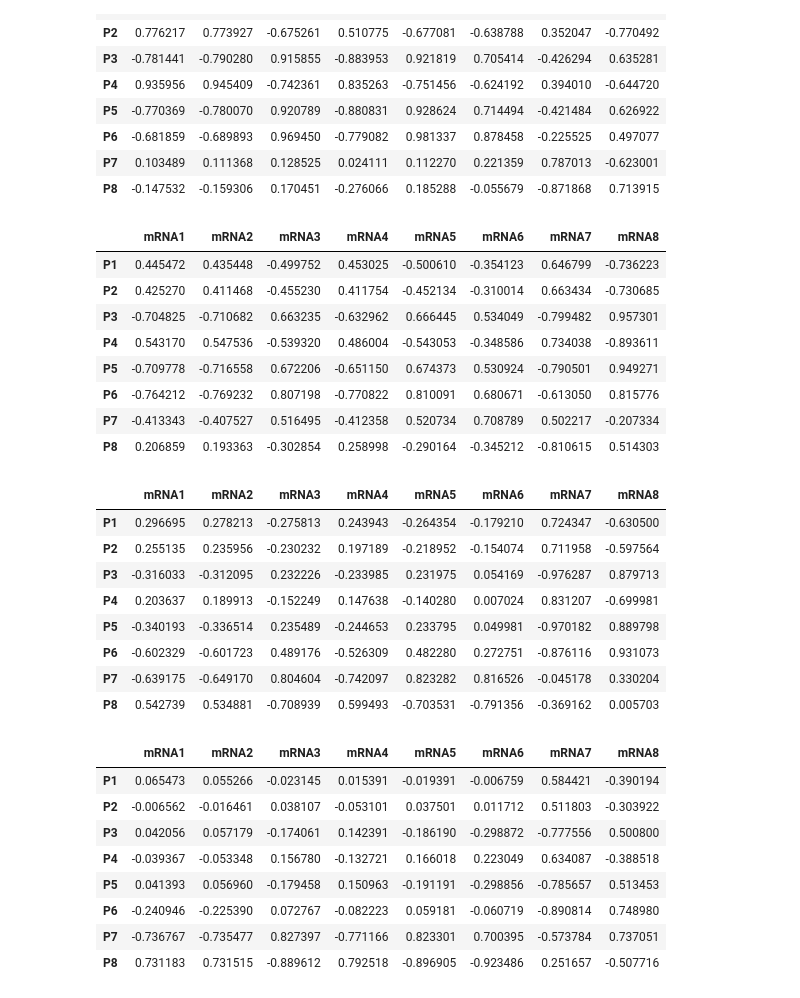
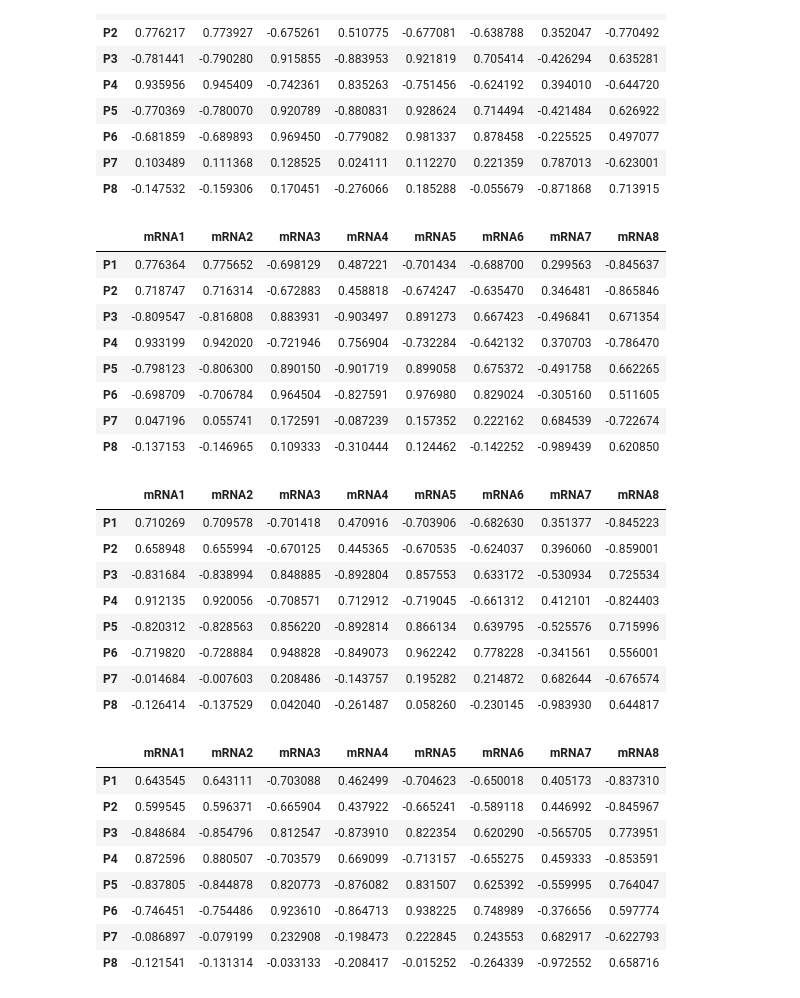
Before and after one commit to ModelEngineering/advancing-biomedical-models, a Jupyter notebook: ModelingGame/game_analysis.ipynb, the cells around one changed output. Drawn from its saved outputs; the diff is of its cells as text; code cells hidden in the pictures.

```diff
--- a/ModelingGame/game_analysis.ipynb
+++ b/ModelingGame/game_analysis.ipynb
@@ -124,3 +121,0 @@ df_protein.head()
-# %%
-df_tot = pd.concat([df_mrna, df_protein], axis=1)
-df_tot.loc[1200.0, :]
@@ -145,3 +121,0 @@ Name: 1200.0, dtype: float64
-# %%
-df_corr = df_tot.corr()
-df_corr.head()
@@ -155,6 +121,0 @@ df_corr.head()
-# %%
-columns = [c for c in df_corr.columns if "P" in c]
-df_mp = df_corr[columns]
-drop_rows = [r for r in df_corr.index if "P" in r]
-df_mp = df_mp.drop(drop_rows)
-df_mp.head()
@@ -217,38 +159,38 @@ correlate(df_protein, df_mrna, lag=0)
 | P7 | 0.103489 | 0.111368 | 0.128525 | 0.024111 | 0.112270 | 0.221359 | 0.787013 | -0.623001 |
 | P8 | -0.147532 | -0.159306 | 0.170451 | -0.276066 | 0.185288 | -0.055679 | -0.871868 | 0.713915 |
 # %%
-correlate(df_protein, df_mrna, lag=10)
+correlate(df_protein, df_mrna, lag=1)
 # %% [output]
 |  | mRNA1 | mRNA2 | mRNA3 | mRNA4 | mRNA5 | mRNA6 | mRNA7 | mRNA8 |
-| P1 | 0.445472 | 0.435448 | -0.499752 | 0.453025 | -0.500610 | -0.354123 | 0.646799 | -0.736223 |
-| P2 | 0.425270 | 0.411468 | -0.455230 | 0.411754 | -0.452134 | -0.310014 | 0.663434 | -0.730685 |
-| P3 | -0.704825 | -0.710682 | 0.663235 | -0.632962 | 0.666445 | 0.534049 | -0.799482 | 0.957301 |
-| P4 | 0.543170 | 0.547536 | -0.539320 | 0.486004 | -0.543053 | -0.348586 | 0.734038 | -0.893611 |
-| P5 | -0.709778 | -0.716558 | 0.672206 | -0.651150 | 0.674373 | 0.530924 | -0.790501 | 0.949271 |
-| P6 | -0.764212 | -0.769232 | 0.807198 | -0.770822 | 0.810091 | 0.680671 | -0.613050 | 0.815776 |
-| P7 | -0.413343 | -0.407527 | 0.516495 | -0.412358 | 0.520734 | 0.708789 | 0.502217 | -0.207334 |
-| P8 | 0.206859 | 0.193363 | -0.302854 | 0.258998 | -0.290164 | -0.345212 | -0.810615 | 0.514303 |
+| P1 | 0.776364 | 0.775652 | -0.698129 | 0.487221 | -0.701434 | -0.688700 | 0.299563 | -0.845637 |
+| P2 | 0.718747 | 0.716314 | -0.672883 | 0.458818 | -0.674247 | -0.635470 | 0.346481 | -0.865846 |
+| P3 | -0.809547 | -0.816808 | 0.883931 | -0.903497 | 0.891273 | 0.667423 | -0.496841 | 0.671354 |
+| P4 | 0.933199 | 0.942020 | -0.721946 | 0.756904 | -0.732284 | -0.642132 | 0.370703 | -0.786470 |
+| P5 | -0.798123 | -0.806300 | 0.890150 | -0.901719 | 0.899058 | 0.675372 | -0.491758 | 0.662265 |
+| P6 | -0.698709 | -0.706784 | 0.964504 | -0.827591 | 0.976980 | 0.829024 | -0.305160 | 0.511605 |
+| P7 | 0.047196 | 0.055741 | 0.172591 | -0.087239 | 0.157352 | 0.222162 | 0.684539 | -0.722674 |
+| P8 | -0.137153 | -0.146965 | 0.109333 | -0.310444 | 0.124462 | -0.142252 | -0.989439 | 0.620850 |
 # %%
-correlate(df_protein, df_mrna, lag=20)
+correlate(df_protein, df_mrna, lag=2)
 # %% [output]
 |  | mRNA1 | mRNA2 | mRNA3 | mRNA4 | mRNA5 | mRNA6 | mRNA7 | mRNA8 |
-| P1 | 0.296695 | 0.278213 | -0.275813 | 0.243943 | -0.264354 | -0.179210 | 0.724347 | -0.630500 |
-| P2 | 0.255135 | 0.235956 | -0.230232 | 0.197189 | -0.218952 | -0.154074 | 0.711958 | -0.597564 |
-| P3 | -0.316033 | -0.312095 | 0.232226 | -0.233985 | 0.231975 | 0.054169 | -0.976287 | 0.879713 |
-| P4 | 0.203637 | 0.189913 | -0.152249 | 0.147638 | -0.140280 | 0.007024 | 0.831207 | -0.699981 |
-| P5 | -0.340193 | -0.336514 | 0.235489 | -0.244653 | 0.233795 | 0.049981 | -0.970182 | 0.889798 |
-| P6 | -0.602329 | -0.601723 | 0.489176 | -0.526309 | 0.482280 | 0.272751 | -0.876116 | 0.931073 |
-| P7 | -0.639175 | -0.649170 | 0.804604 | -0.742097 | 0.823282 | 0.816526 | -0.045178 | 0.330204 |
-| P8 | 0.542739 | 0.534881 | -0.708939 | 0.599493 | -0.703531 | -0.791356 | -0.369162 | 0.005703 |
+| P1 | 0.710269 | 0.709578 | -0.701418 | 0.470916 | -0.703906 | -0.682630 | 0.351377 | -0.845223 |
+| P2 | 0.658948 | 0.655994 | -0.670125 | 0.445365 | -0.670535 | -0.624037 | 0.396060 | -0.859001 |
+| P3 | -0.831684 | -0.838994 | 0.848885 | -0.892804 | 0.857553 | 0.633172 | -0.530934 | 0.725534 |
+| P4 | 0.912135 | 0.920056 | -0.708571 | 0.712912 | -0.719045 | -0.661312 | 0.412101 | -0.824403 |
+| P5 | -0.820312 | -0.828563 | 0.856220 | -0.892814 | 0.866134 | 0.639795 | -0.525576 | 0.715996 |
+| P6 | -0.719820 | -0.728884 | 0.948828 | -0.849073 | 0.962242 | 0.778228 | -0.341561 | 0.556001 |
+| P7 | -0.014684 | -0.007603 | 0.208486 | -0.143757 | 0.195282 | 0.214872 | 0.682644 | -0.676574 |
+| P8 | -0.126414 | -0.137529 | 0.042040 | -0.261487 | 0.058260 | -0.230145 | -0.983930 | 0.644817 |
 # %%
-correlate(df_protein, df_mrna, lag=30)
+correlate(df_protein, df_mrna, lag=3)
 # %% [output]
 |  | mRNA1 | mRNA2 | mRNA3 | mRNA4 | mRNA5 | mRNA6 | mRNA7 | mRNA8 |
-| P1 | 0.065473 | 0.055266 | -0.023145 | 0.015391 | -0.019391 | -0.006759 | 0.584421 | -0.390194 |
-| P2 | -0.006562 | -0.016461 | 0.038107 | -0.053101 | 0.037501 | 0.011712 | 0.511803 | -0.303922 |
-| P3 | 0.042056 | 0.057179 | -0.174061 | 0.142391 | -0.186190 | -0.298872 | -0.777556 | 0.500800 |
-| P4 | -0.039367 | -0.053348 | 0.156780 | -0.132721 | 0.166018 | 0.223049 | 0.634087 | -0.388518 |
-| P5 | 0.041393 | 0.056960 | -0.179458 | 0.150963 | -0.191191 | -0.298856 | -0.785657 | 0.513453 |
-| P6 | -0.240946 | -0.225390 | 0.072767 | -0.082223 | 0.059181 | -0.060719 | -0.890814 | 0.748980 |
-| P7 | -0.736767 | -0.735477 | 0.827397 | -0.771166 | 0.823301 | 0.700395 | -0.573784 | 0.737051 |
-| P8 | 0.731183 | 0.731515 | -0.889612 | 0.792518 | -0.896905 | -0.923486 | 0.251657 | -0.507716 |
+| P1 | 0.643545 | 0.643111 | -0.703088 | 0.462499 | -0.704623 | -0.650018 | 0.405173 | -0.837310 |
+| P2 | 0.599545 | 0.596371 | -0.665904 | 0.437922 | -0.665241 | -0.589118 | 0.446992 | -0.845967 |
+| P3 | -0.848684 | -0.854796 | 0.812547 | -0.873910 | 0.822354 | 0.620290 | -0.565705 | 0.773951 |
+| P4 | 0.872596 | 0.880507 | -0.703579 | 0.669099 | -0.713157 | -0.655275 | 0.459333 | -0.853591 |
+| P5 | -0.837805 | -0.844878 | 0.820773 | -0.876082 | 0.831507 | 0.625392 | -0.559995 | 0.764047 |
+| P6 | -0.746451 | -0.754486 | 0.923610 | -0.864713 | 0.938225 | 0.748989 | -0.376656 | 0.597774 |
+| P7 | -0.086897 | -0.079199 | 0.232908 | -0.198473 | 0.222845 | 0.243553 | 0.682917 | -0.622793 |
+| P8 | -0.121541 | -0.131314 | -0.033133 | -0.208417 | -0.015252 | -0.264339 | -0.972552 | 0.658716 |
```
Also changed, not shown: parts of 30 cells of this notebook.
